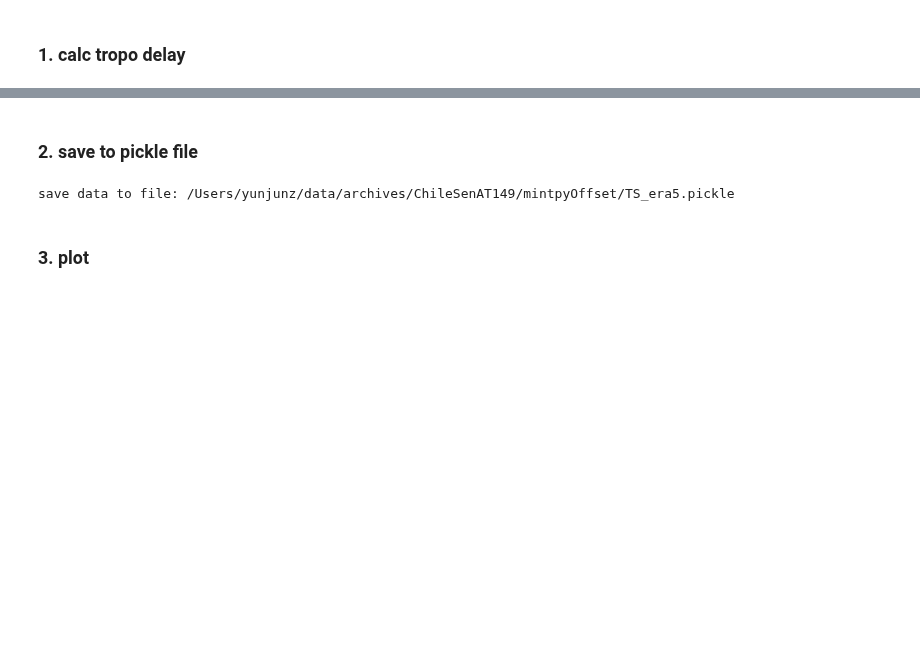
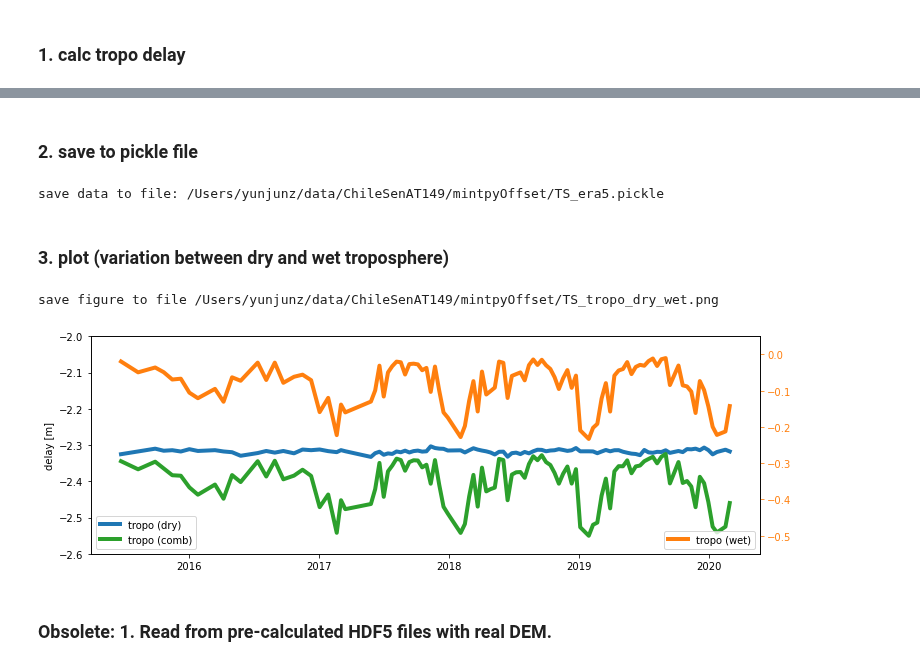
Before and after one commit to yunjunz/2022-Geolocation, a Jupyter notebook: prep_era5.ipynb, the cells around one changed output, grey strips where cells are left out. Saved outputs shown, nothing was run; the diff lists cells and outputs as text; code cells hidden in the pictures; blank space fills up the shorter version.

```diff
--- a/prep_era5.ipynb
+++ b/prep_era5.ipynb
@@ -5,10 +20,12 @@ import pickle
 import numpy as np
 from matplotlib import pyplot as plt
 from mintpy.objects import timeseries
-from mintpy.utils import ptime, readfile, utils as ut, plot as pp
+from mintpy.utils import ptime, readfile, utils as ut, plot as pp, isce_utils
+from mintpy import tropo_pyaps3
+import pyaps3 as pa
 figsize = [12, 4]
 
-proj_dir = '/Users/yunjunz/data/archives/ChileSenAT149'
+proj_dir = '/Users/yunjunz/data/ChileSenAT149'
 os.chdir(proj_dir)
 print('Go to directory', proj_dir)
 
@@ -21,3 +85,47 @@ Go to directory /Users/yunjunz/data/archives/ChileSenAT149
+# %% [markdown]
+### 2. save to pickle file
+# %%
+## compose off dict
+tropo = {}
+tropo['date'] = np.array(date_list)
+tropo['time'] = np.array(ptime.date_list2vector(date_list)[0])
+tropo['range_delay_tropo']     = tropo_delay[:,0]
+tropo['range_delay_tropo_dry'] = tropo_delay[:,1]
+tropo['range_delay_tropo_wet'] = tropo_delay[:,2]
+
+## save off dict to pickle file
+with open(out_file, 'wb') as f:
+    pickle.dump(tropo, f)
+    print('save data to file: {}'.format(out_file))
+# %% [output]
+save data to file: /Users/yunjunz/data/ChileSenAT149/mintpyOffset/TS_era5.pickle
+# %% [markdown]
+### 3. plot (variation between dry and wet troposphere)
+# %%
+# plot
+fig, ax = plt.subplots(figsize=figsize)
+ax.plot(tropo['time'], tropo['range_delay_tropo_dry'], linewidth=4, color='C0', label='tropo (dry)')
+ax.plot(tropo['time'], tropo['range_delay_tropo'],     linewidth=4, color='C2', label='tropo (comb)')
+ax.set_ylabel('delay [m]')
+ax.set_ylim(-2.6, -2.0)   #0.32
+ax.legend(loc='lower left')
+
+ax2 = ax.twinx()
+ax2.plot(tropo['time'], tropo['range_delay_tropo_wet'],  linewidth=4, color=pp.mplColors[1], label='tropo (wet)')
+ax2.tick_params(which='both', axis='y', colors=pp.mplColors[1])
+ax2.set_ylim(-0.55, 0.05)  #0.32
+ax2.legend(loc='lower right')
+
+# output
+out_fig = os.path.join(mintpy_dir, 'TS_tropo_dry_wet.png')
+print('save figure to file', out_fig)
+#plt.savefig(out_fig, bbox_inches='tight', transparent=True, dpi=300)
+plt.show()
+# %% [output]
+save figure to file /Users/yunjunz/data/ChileSenAT149/mintpyOffset/TS_tropo_dry_wet.png
+[figure, added]
+# %% [markdown]
+### Obsolete: 1. Read from pre-calculated HDF5 files with real DEM.
 # %%
 ts_files = [
     os.path.join(mintpy_dir, 'inputs/ERA5.h5'),
@@ -50,24 +158,3 @@ tropo_cen = ts_comb[:, ind_center]
 
 tropo_dry_med = np.nanmedian(ts_dry, axis=-1)
 tropo_wet_med = np.nanmedian(ts_wet, axis=-1)
-# %% [markdown]
-### 2. save to pickle file
-# %%
-## compose off dict
-tropo = {}
-tropo['date'] = np.array(date_list)
-tropo['time'] = np.array(ptime.date_list2vector(date_list)[0])
-tropo['range_delay_tropo_median'] = tropo_med
-tropo['range_delay_tropo_mean']   = tropo_avg
-tropo['range_delay_tropo_center'] = tropo_cen
-tropo['range_delay_tropo_dry_median'] = tropo_dry_med
-tropo['range_delay_tropo_wet_median'] = tropo_wet_med
-
-## save off dict to pickle file
-with open(out_file, 'wb') as f:
-    pickle.dump(tropo, f)
-    print('save data to file: {}'.format(out_file))
-# %% [output]
-save data to file: /Users/yunjunz/data/archives/ChileSenAT149/mintpyOffset/TS_era5.pickle
-# %% [markdown]
-### 3. plot
```
Also changed, not shown: parts of 9 cells of this notebook.
